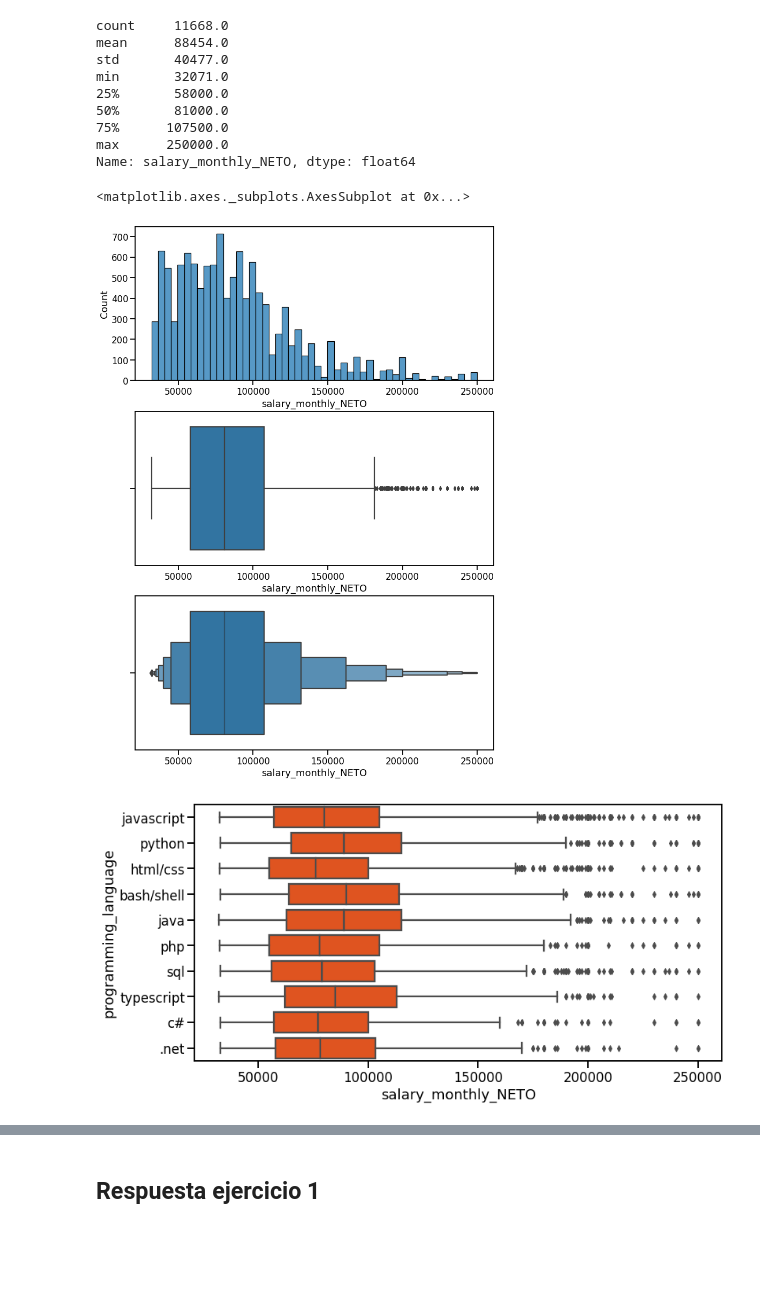
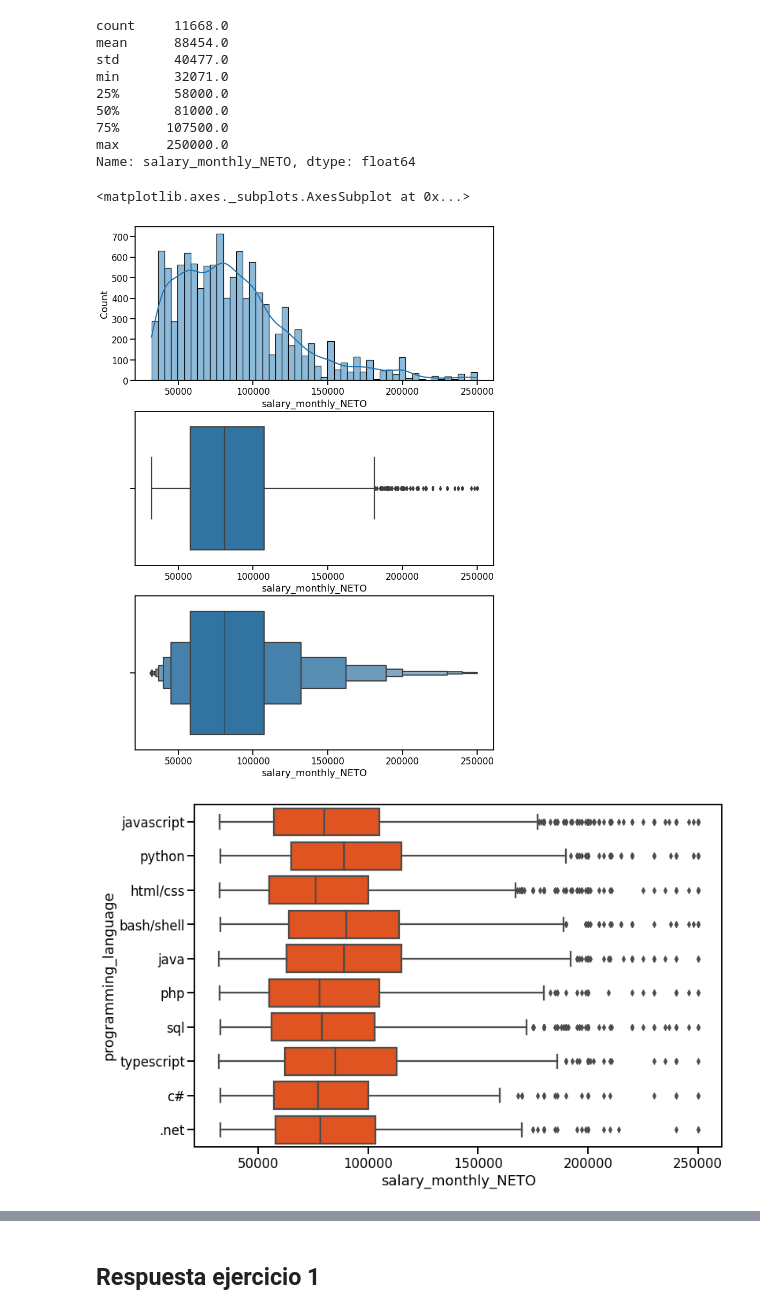
Before and after one commit to Natali-PP/diplodatos2021, a Jupyter notebook: AnalisiYVisualizacion/Entregable_Parte_1.ipynb, the cells around one changed output, grey strips where cells are left out. Saved outputs shown, nothing was run; the diff lists cells and outputs as text; code cells hidden in the pictures; blank space fills up the shorter version.

```diff
--- a/AnalisiYVisualizacion/Entregable_Parte_1.ipynb
+++ b/AnalisiYVisualizacion/Entregable_Parte_1.ipynb
@@ -290,16 +290,17 @@ max      250000.0
 Name: salary_monthly_NETO, dtype: float64
 # %%
 fig, axes = plt.subplots(figsize=(12, 18), nrows=3)
-seaborn.histplot(x=df_filtered['salary_monthly_NETO'], ax=axes[0])
+seaborn.histplot(x=df_filtered['salary_monthly_NETO'], ax=axes[0],kde=True)
 seaborn.boxplot(x=df_filtered['salary_monthly_NETO'], ax=axes[1])
 seaborn.boxenplot(x=df_filtered['salary_monthly_NETO'], ax=axes[2])
 # %% [output]
 <matplotlib.axes._subplots.AxesSubplot at 0x...>
-[figure, old version]
+[figure, new version]
 # %%
-plt.figure(figsize=(12, 6))
+fig, axes = plt.subplots(figsize=(12, 8))
+
 seaborn.boxplot(data=df_filtered, x='salary_monthly_NETO', y='programming_language',
                 color='orangered')
 plt.ticklabel_format(style='plain', axis='x')
 # %% [output]
-[figure, old version]
+[figure, new version]
```
Also changed, not shown: parts of 4 cells of this notebook.
